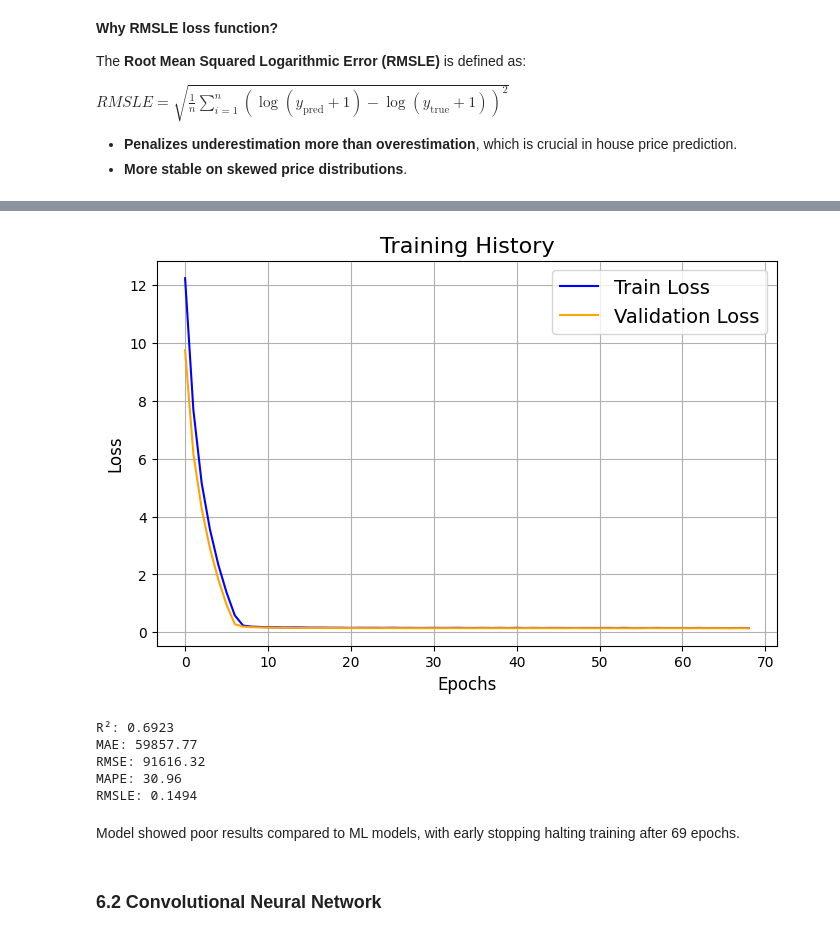
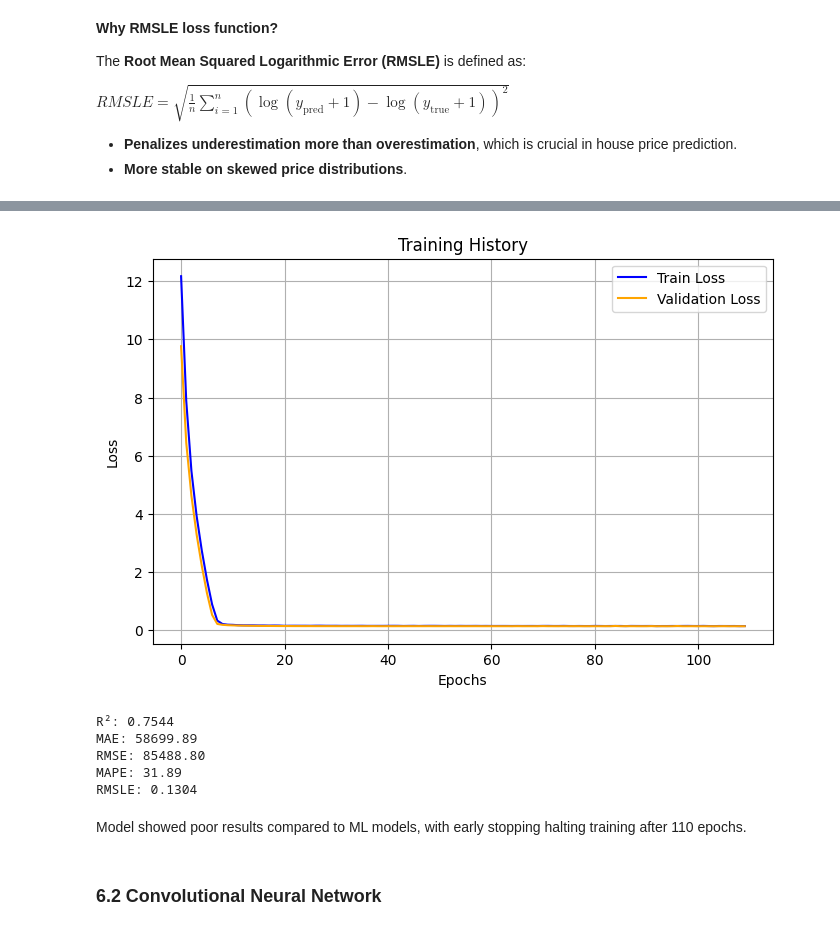
Before and after one commit to davydantoniuk/lublin-house-price-predict, a Jupyter notebook: price_prediction.ipynb, the cells around one changed output, grey strips where cells are left out. Saved outputs shown, nothing was run; the diff lists cells and outputs as text; code cells hidden in the pictures.

Commit message:
Fix nn evaluation on test set instead of validation set

```diff
--- a/price_prediction.ipynb
+++ b/price_prediction.ipynb
@@ -2531,6 +2531,10 @@ $RMSLE = \sqrt{\frac{1}{n} \sum_{i=1}^{n} \left( \log(y_{\text{pred}} + 1) - \lo
 - **Penalizes underestimation more than overestimation**, which is crucial in house price prediction.
 - **More stable on skewed price distributions**.
 # %%
+torch.manual_seed(42)
+np.random.seed(42)
+torch.cuda.manual_seed_all(42)
+
 batch_size = 16
 train_loader, val_loader, input_size = create_dataloaders(
     X_train_linear_transformed, y_train_linear, X_val_linear_transformed, y_val_linear, batch_size
@@ -2544,19 +2548,21 @@ optimizer = optim.Adam(model.parameters(), lr=0.0003, weight_decay=1e-5)
 history = train_model(model, train_loader, val_loader, criterion, optimizer, num_epochs=300, patience=15, device=device)
 plot_training_history(history)
 
-# Evaluate Model
+test_loader = create_test_loader(X_test_linear_transformed, y_test_linear, batch_size=16)
+
+# Evaluate on Test Set
 model.eval()
-y_pred, y_true = [], []
+y_test_pred, y_test_true = [], []
 with torch.no_grad():
-    for X_batch, y_batch in val_loader:
+    for X_batch, y_batch in test_loader:
         X_batch = X_batch.to(device)
-        preds = np.maximum(model(X_batch).cpu().numpy().squeeze(), 0)
-        y_pred.extend(preds)
-        y_true.extend(y_batch.cpu().numpy())
+        preds = np.maximum(model(X_batch).cpu().numpy().astype(np.float32).squeeze(), 0)
+        y_test_pred.extend(preds)
+        y_test_true.extend(y_batch.cpu().numpy())
 
-y_pred, y_true = np.array(y_pred), np.array(y_true)
+y_test_pred_fnn, y_test_true_fnn = np.array(y_test_pred), np.array(y_test_true)
 
 # Evaluate Performance
-fnn_r2, fnn_mae, fnn_mse, fnn_rmse, fnn_mape, fnn_rmsle = evaluate_model(y_true, y_pred)
+fnn_r2, fnn_mae, fnn_mse, fnn_rmse, fnn_mape, fnn_rmsle = evaluate_model(y_test_true_fnn, y_test_pred_fnn)
 print(f"R²: {fnn_r2:.4f}\nMAE: {fnn_mae:.2f}\nRMSE: {fnn_rmse:.2f}\nMAPE: {fnn_mape:.2f}\nRMSLE: {fnn_rmsle:.4f}")
 # %% [output]
@@ -2566,11 +2574,11 @@ Early stopping at epoch 69 | Best Val Loss: 0.1427
-[figure, old version]
+[figure, new version]
-R²: 0.6923
-MAE: 59857.77
-RMSE: 91616.32
-MAPE: 30.96
-RMSLE: 0.1494
+R²: 0.7544
+MAE: 58699.89
+RMSE: 85488.80
+MAPE: 31.89
+RMSLE: 0.1304
 # %% [markdown]
-Model showed poor results compared to ML models, with early stopping halting training after 69 epochs.
+Model showed poor results compared to ML models, with early stopping halting training after 110 epochs.
 # %% [markdown]
 ### 6.2 Convolutional Neural Network
 # %% [markdown]
```
Also changed, not shown: parts of 5 cells of this notebook.
